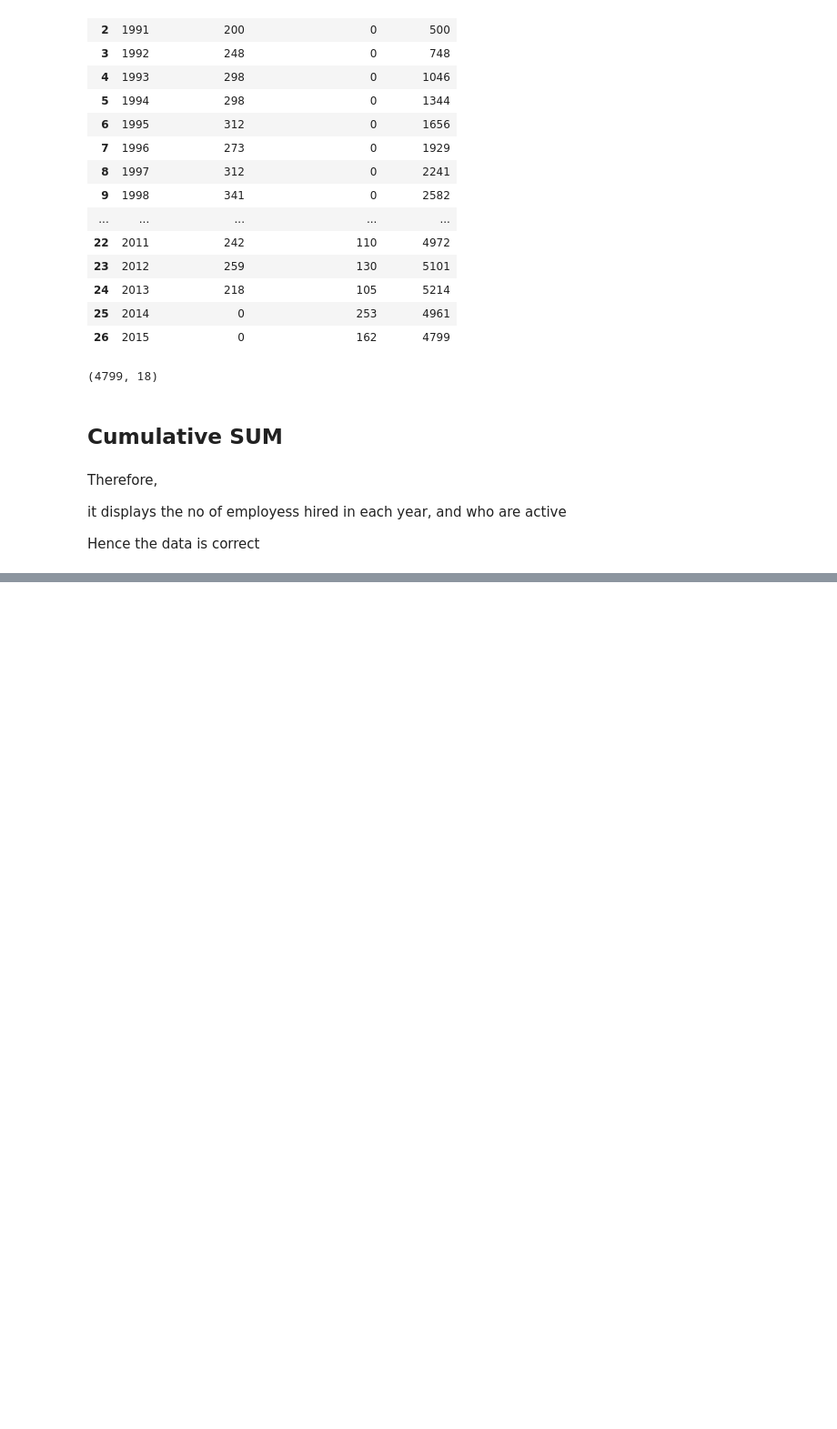
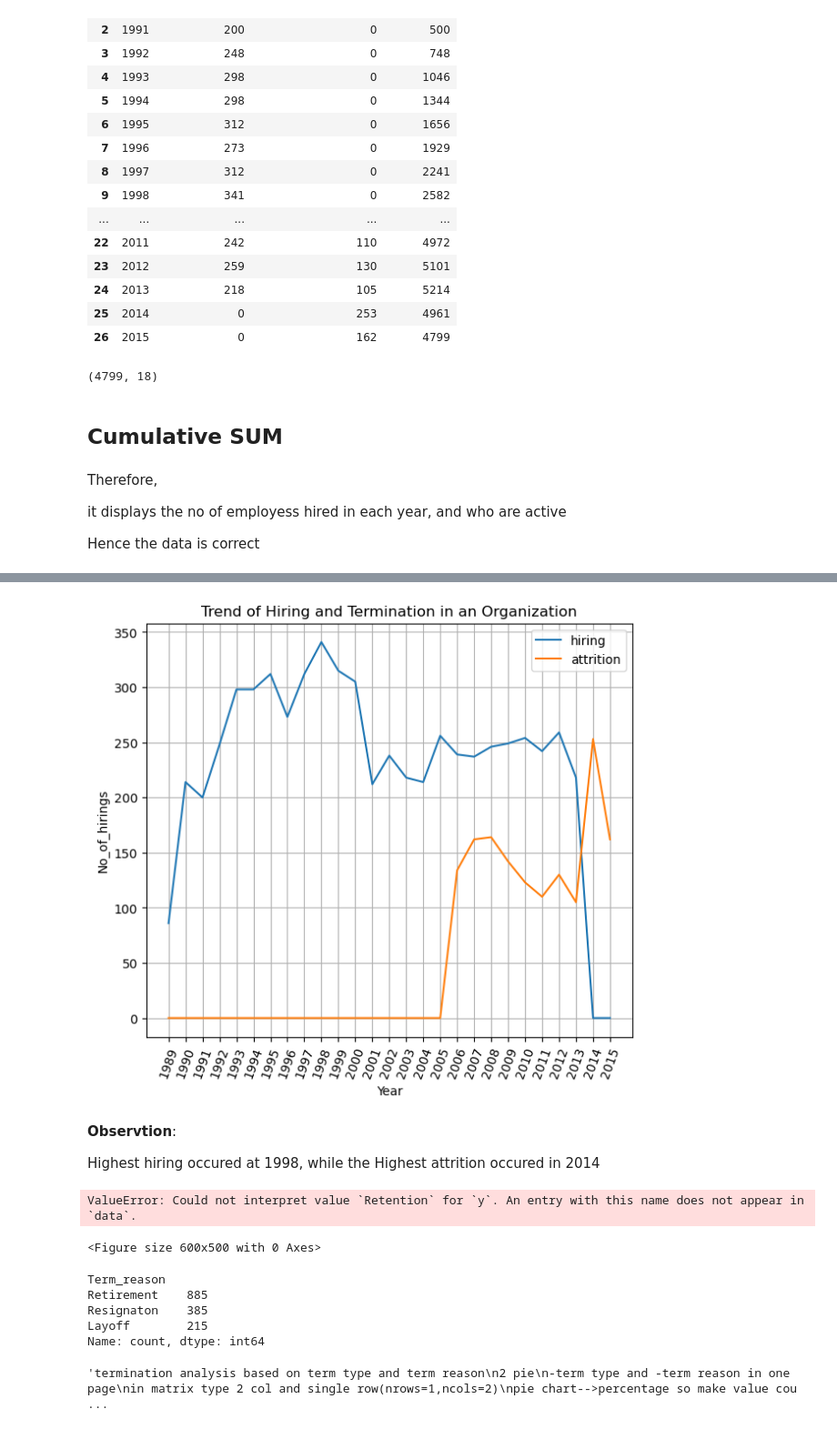
Before and after one commit to muskanmaurya2/Data_analysis_pyspiders, a Jupyter notebook: matttt_seaaa/Attrition_data.ipynb, the cells around one changed output, grey strips where cells are left out. Shown at 91% size. Cells and saved outputs as stored; diff of their text form; code cells hidden in the pictures; blank space fills up the shorter version.

```diff
--- a/matttt_seaaa/Attrition_data.ipynb
+++ b/matttt_seaaa/Attrition_data.ipynb
@@ -545,3 +555,8 @@ Therefore,
 it displays the no of employess hired in each year, and who are active
 
 Hence the data is correct
+# %%
+df1['Retention']=df1['Retention'].cumsum()
+# %%
+df1=df1.drop(columns='Retention')
+df1
@@ -547,0 +653,49 @@ Hence the data is correct
+# %%
+
+
+plt.figure(figsize=(7,6))
+sns.lineplot(df1,x='Year',y='No_of_hirings', label='hiring')      #label is box which identify colour
+sns.lineplot(df1,x='Year',y='No_of_Terminations', label='attrition')
+plt.title('Trend of Hiring and Termination in an Organization')
+plt.xticks(range(1989,2016),rotation=70)        #rotation--->to rotate the ranges
+plt.grid()     #to get lines inside graph
+plt.show()
+# %% [output]
+[figure, added]
+# %% [markdown]
+**Observtion**:
+
+Highest hiring occured at 1998,
+while the Highest attrition occured in 2014
+# %%
+plt.figure(figsize=(6,5))
+e=sns.lineplot(df1,x='Year',y='Retention',linestyle='-.',marker='d',markersize=10,markerfacecolor='blue',color='purple')             #continueous data so line plot
+e.set_facecolor('skyblue')
+plt.xticks(range(1988,2016),rotation=70)                       #marker=s-->square,0->circle,^-->triangle,d-->diamond,p-->pentagon,h-->hexagon
+plt.title('retention trend over a year')
+plt.grid()
+plt.show()
+# %% [output]
+ValueError: Could not interpret value `Retention` for `y`. An entry with this name does not appear in `data`.
+<Figure size 600x500 with 0 Axes>
+# %%
+t=df.loc[df['Status']=='Terminated']
+tt=t['term Type'].value_counts()
+tr=t['Term_reason'].value_counts()
+# %% [output]
+Term_reason
+Retirement    885
+Resignaton    385
+Layoff        215
+Name: count, dtype: int64
+# %%
+'''termination analysis based on term type and term reason
+2 pie
+-term type and -term reason in one page
+in matrix type 2 col and single row(nrows=1,ncols=2)
+pie chart-->percentage so make value counts
+
+
+'''
+# %% [output]
+'termination analysis based on term type and term reason\n2 pie\n-term type and -term reason in one page\nin matrix type 2 col and single row(nrows=1,ncols=2)\npie chart-->percentage so make value cou ...
```
Also changed, not shown: parts of 23 cells of this notebook, 2 other files.
